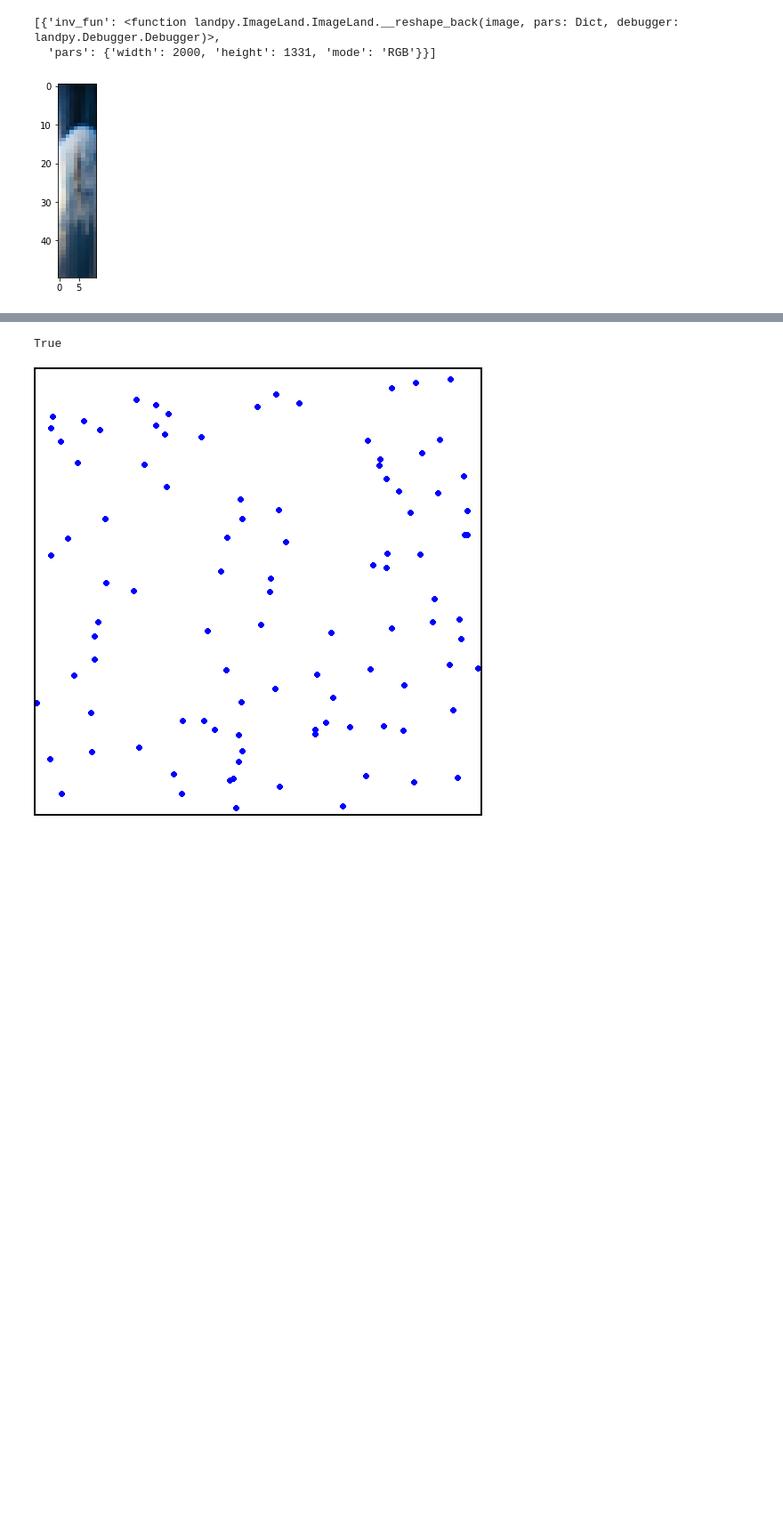
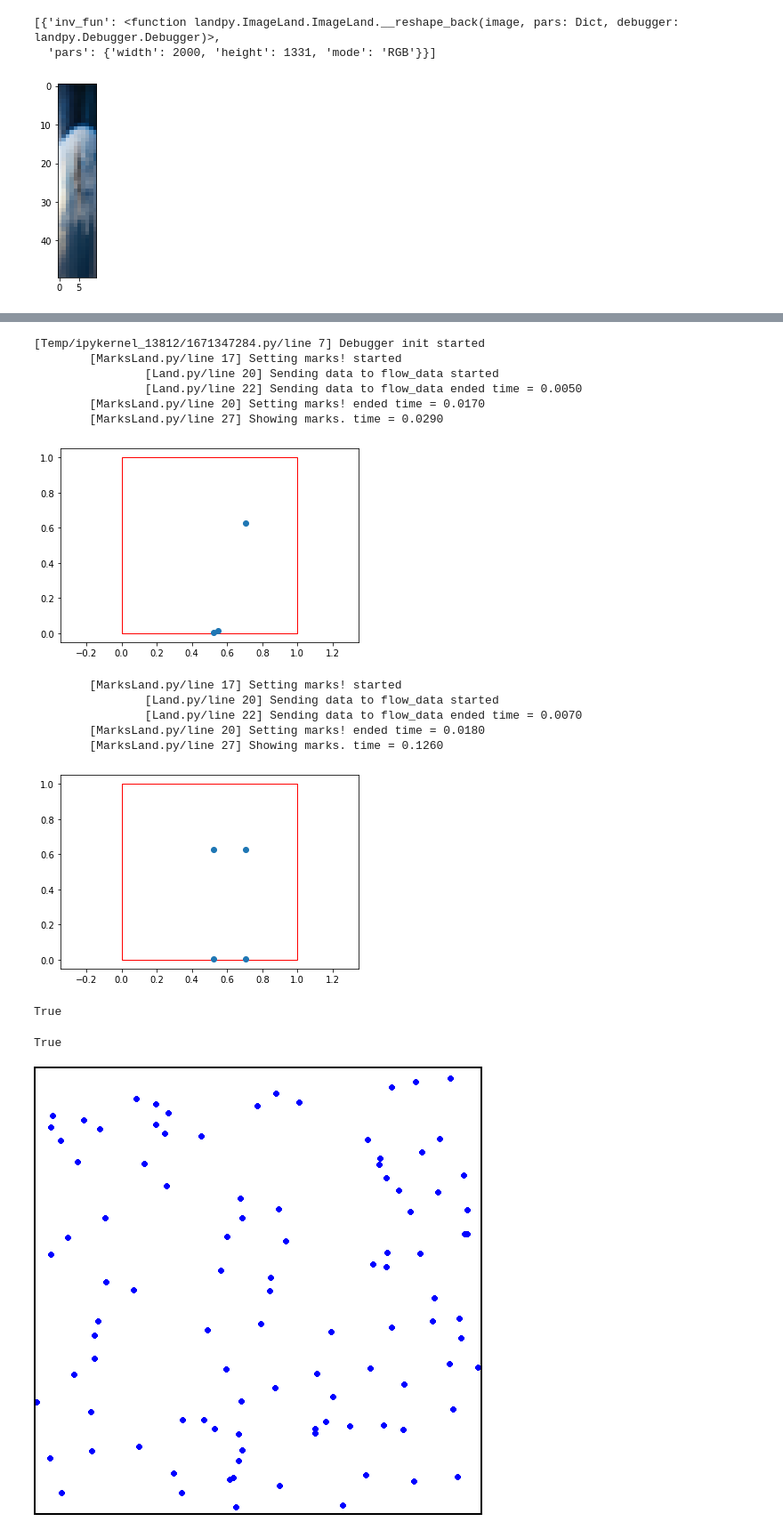
Before and after one commit to bateni1380/landpy, a Jupyter notebook: CodeFlow.ipynb, the cells around one changed output, grey strips where cells are left out. Shown at 89% size. Saved outputs shown, nothing was run; the diff lists cells and outputs as text; code cells hidden in the pictures; blank space fills up the shorter version.

```diff
--- a/CodeFlow.ipynb
+++ b/CodeFlow.ipynb
@@ -215,0 +216,38 @@ del land
+# %%
+from landpy import MarksLand, Debugger
+import numpy as np
+
+x = list(np.random.rand(3))
+y = list(np.random.rand(3))
+
+land = MarksLand(Debugger(textual_debug=True,
+                          visual_debug=True,
+                          show_file=True,
+                          show_line=True))
+
+land.set_marks(x,y)
+
+land.show()
+land = land.to_square()
+land.show()
+# %% [output]
+[Temp/ipykernel_13812/1671347284.py/line 7] Debugger init started
+        [MarksLand.py/line 17] Setting marks! started
+                [Land.py/line 20] Sending data to flow_data started
+                [Land.py/line 22] Sending data to flow_data ended time = 0.0050
+        [MarksLand.py/line 20] Setting marks! ended time = 0.0170
+        [MarksLand.py/line 27] Showing marks. time = 0.0290
+[figure, added]
+        [MarksLand.py/line 17] Setting marks! started
+                [Land.py/line 20] Sending data to flow_data started
+                [Land.py/line 22] Sending data to flow_data ended time = 0.0070
+        [MarksLand.py/line 20] Setting marks! ended time = 0.0180
+        [MarksLand.py/line 27] Showing marks. time = 0.1260
+[figure, added]
+# %%
+a = True
+b = a
+b = False
+a
+# %% [output]
+True
```
Also changed, not shown: parts of 4 cells of this notebook, 8 other files.
